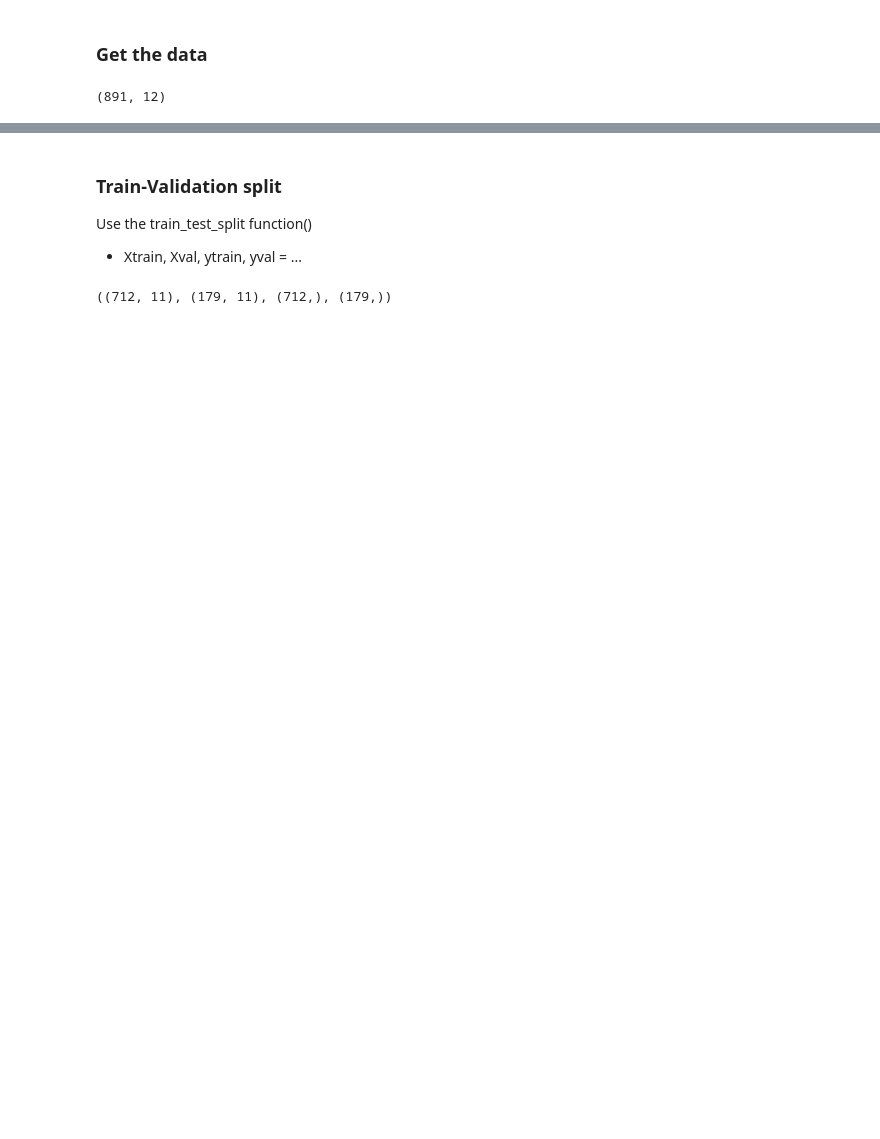
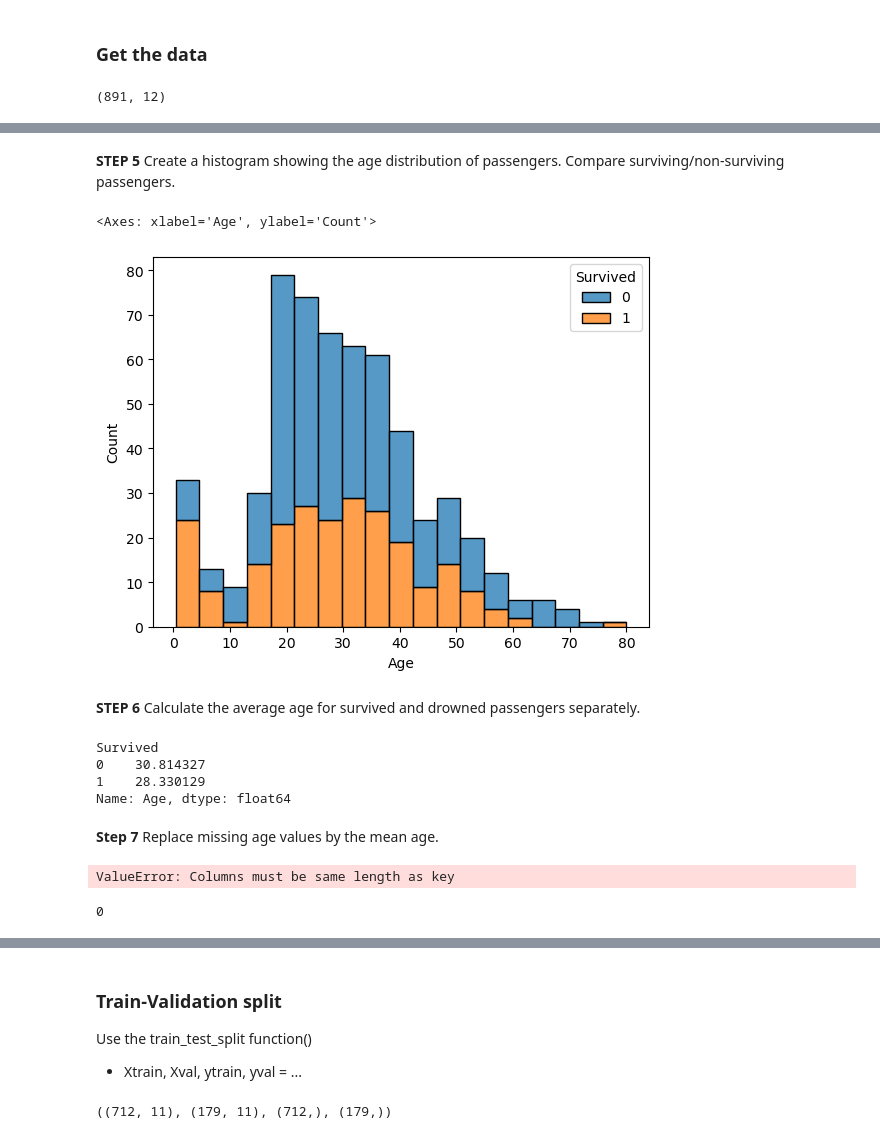
Before and after one commit to ElizavetaBugaeva/bootcamp_projects, a Jupyter notebook: week_02/Project_week02.ipynb, the cells around one changed output, grey strips where cells are left out. Cells and saved outputs as stored; diff of their text form; code cells hidden in the pictures; blank space fills up the shorter version.

```diff
--- a/week_02/Project_week02.ipynb
+++ b/week_02/Project_week02.ipynb
@@ -44,0 +95,37 @@ full_data.head()
+# %% [markdown]
+**STEP 5** Create a histogram showing the age distribution of passengers. Compare surviving/non-surviving passengers.
+# %%
+sns.histplot(data=df_train,
+             x= 'Age',
+             multiple='stack',
+             hue = 'Survived'
+            )
+# %% [output]
+<Axes: xlabel='Age', ylabel='Count'>
+[figure, added]
+# %% [markdown]
+**STEP 6** Calculate the average age for survived and drowned passengers separately.
+# %%
+df_train.groupby('Survived')['Age'].mean()
+# %% [output]
+Survived
+0    30.814327
+1    28.330129
+Name: Age, dtype: float64
+# %% [markdown]
+**Step 7** Replace missing age values by the mean age.
+# %%
+#check:
+df_train['Age'].isna().sum()
+mean_age = df_train['Age'].mean()
+df_train['Age'] = df_train.groupby('Pclass').transform(lambda x: x.fillna(df_train['Age'].mean()))
+# %% [output]
+ValueError: Columns must be same length as key
+# %%
+mean_age = df_train['Age'].mean()
+df_train['Age'] = df_train['Age'].fillna(value = mean_age)
+
+#check:
+df_train['Age'].isna().sum()
+# %% [output]
+0
```
Also changed, not shown: parts of 28 cells of this notebook.
